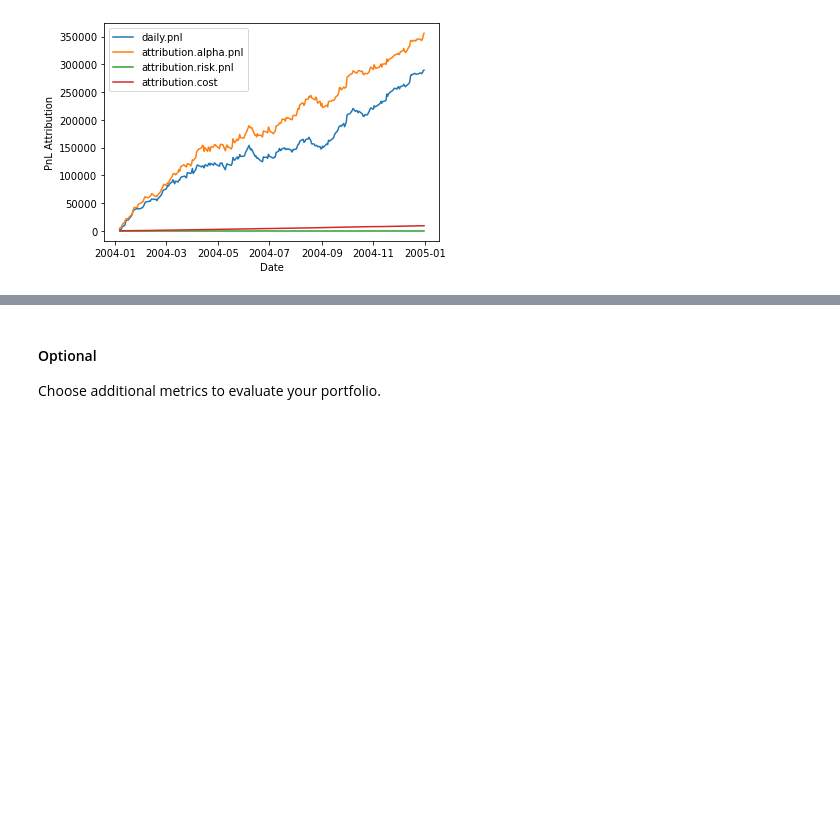
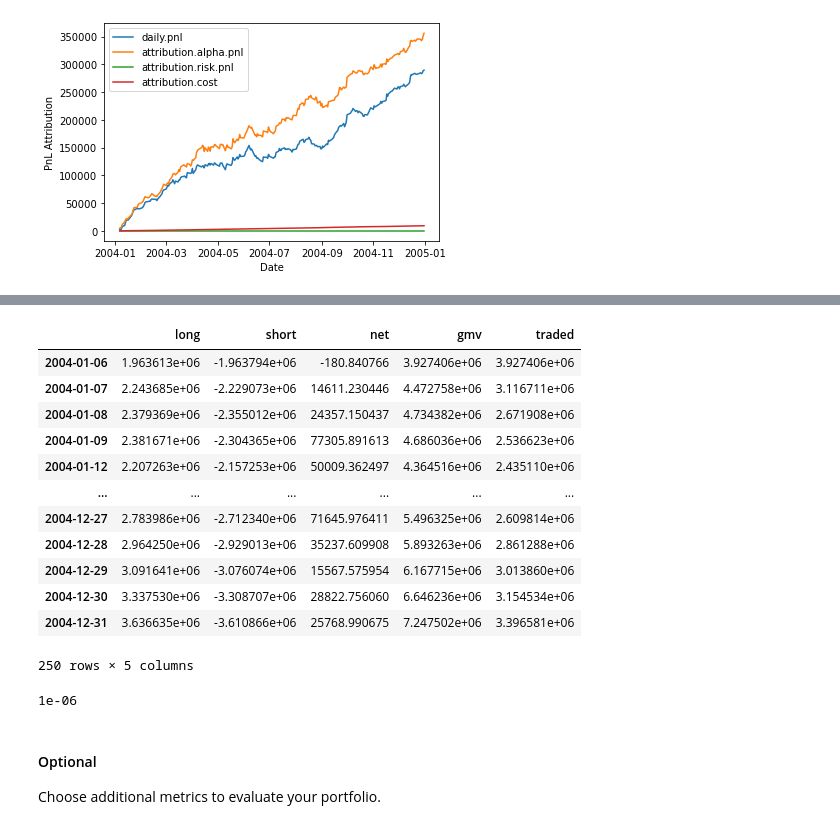
Before and after one commit to ardeshirsaadat/backtester, a Jupyter notebook: project_8_starter.ipynb, the cells around one changed output, grey strips where cells are left out. Saved outputs shown, nothing was run; the diff lists cells and outputs as text; code cells hidden in the pictures; blank space fills up the shorter version.

Commit message:
build portfolio characteristics

```diff
--- a/project_8_starter.ipynb
+++ b/project_8_starter.ipynb
@@ -908,0 +925,5 @@ In the code below, in the function `build_portfolio_characteristics` calculate t
+# %%
+
+p = port['20040106']
+# tradelist = trades[date]
+h = p['opt.portfolio']['h.opt']
@@ -917,13 +942,13 @@ def build_portfolio_characteristics():
         tradelist = trades[date]
         h = p['opt.portfolio']['h.opt']
 
-        # TODO: Implement
 
-        df.at[dt,"long"] =
-        df.at[dt,"short"] =
-        df.at[dt,"net"] =
-        df.at[dt,"gmv"] =
-        df.at[dt,"traded"] =
+
+        df.at[dt,"long"] = h[h>0].sum()
+        df.at[dt,"short"] = h[h<0].sum()
+        df.at[dt,"net"] = np.sum(h)
+        df.at[dt,"gmv"] = np.sum(np.abs(h))
+        df.at[dt,"traded"] = np.sum(abs(tradelist['h.opt'] - tradelist['h.opt.previous']))
 
     return df
 # %%
@@ -938,3 +965,23 @@ plt.show()
+# %%
+pchar
+# %% [output]
+|  | long | short | net | gmv | traded |
+| 2004-01-06 | 1.963613e+06 | -1.963794e+06 | -180.840766 | 3.927406e+06 | 3.927406e+06 |
+| 2004-01-07 | 2.243685e+06 | -2.229073e+06 | 14611.230446 | 4.472758e+06 | 3.116711e+06 |
+| 2004-01-08 | 2.379369e+06 | -2.355012e+06 | 24357.150437 | 4.734382e+06 | 2.671908e+06 |
+| 2004-01-09 | 2.381671e+06 | -2.304365e+06 | 77305.891613 | 4.686036e+06 | 2.536623e+06 |
+| 2004-01-12 | 2.207263e+06 | -2.157253e+06 | 50009.362497 | 4.364516e+06 | 2.435110e+06 |
+| ... | ... | ... | ... | ... | ... |
+| 2004-12-27 | 2.783986e+06 | -2.712340e+06 | 71645.976411 | 5.496325e+06 | 2.609814e+06 |
+| 2004-12-28 | 2.964250e+06 | -2.929013e+06 | 35237.609908 | 5.893263e+06 | 2.861288e+06 |
+| 2004-12-29 | 3.091641e+06 | -3.076074e+06 | 15567.575954 | 6.167715e+06 | 3.013860e+06 |
+| 2004-12-30 | 3.337530e+06 | -3.308707e+06 | 28822.756060 | 6.646236e+06 | 3.154534e+06 |
+| 2004-12-31 | 3.636635e+06 | -3.610866e+06 | 25768.990675 | 7.247502e+06 | 3.396581e+06 |
+250 rows × 5 columns
+# %%
+risk_aversion
+# %% [output]
+1e-06
 # %% [markdown]
 #### Optional
 Choose additional metrics to evaluate your portfolio.
```
Also changed, not shown: parts of 4 cells of this notebook.
